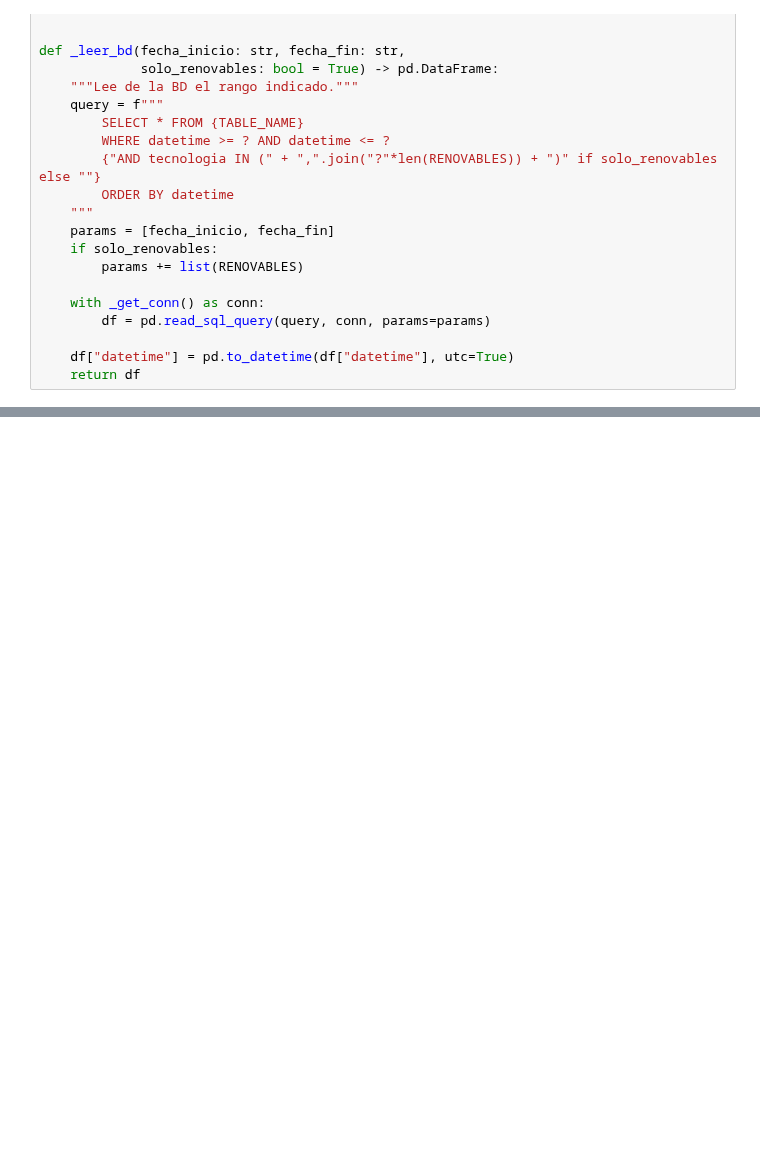
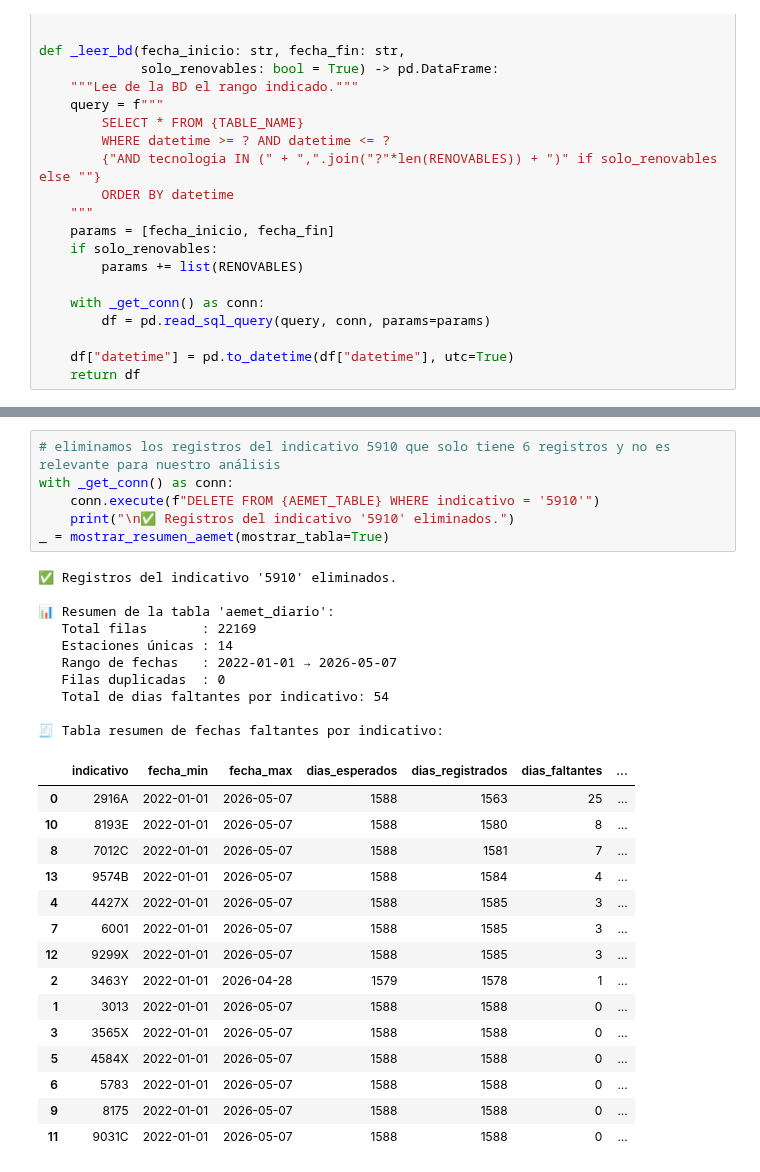
Before and after one commit to jlalonsoredon/proyecto_ML_Renovables, a Jupyter notebook: api.ipynb, the cells around one changed output, grey strips where cells are left out. Drawn from its saved outputs; the diff is of its cells as text; blank space fills up the shorter version.

```diff
--- a/api.ipynb
+++ b/api.ipynb
@@ -456,0 +1005,32 @@ df_ree
+# %%
+# eliminamos los registros del indicativo 5910 que solo tiene 6 registros y no es relevante para nuestro análisis
+with _get_conn() as conn:
+    conn.execute(f"DELETE FROM {AEMET_TABLE} WHERE indicativo = '5910'")
+    print("\n✅ Registros del indicativo '5910' eliminados.")
+_ = mostrar_resumen_aemet(mostrar_tabla=True)
+# %% [output]
+✅ Registros del indicativo '5910' eliminados.
+
+📊 Resumen de la tabla 'aemet_diario':
+   Total filas       : 22169
+   Estaciones únicas : 14
+   Rango de fechas   : 2022-01-01 → 2026-05-07
+   Filas duplicadas  : 0
+   Total de dias faltantes por indicativo: 54
+
+🧾 Tabla resumen de fechas faltantes por indicativo:
+|  | indicativo | fecha_min | fecha_max | dias_esperados | dias_registrados | dias_faltantes | ... |
+| 0 | 2916A | 2022-01-01 | 2026-05-07 | 1588 | 1563 | 25 | ... |
+| 10 | 8193E | 2022-01-01 | 2026-05-07 | 1588 | 1580 | 8 | ... |
+| 8 | 7012C | 2022-01-01 | 2026-05-07 | 1588 | 1581 | 7 | ... |
+| 13 | 9574B | 2022-01-01 | 2026-05-07 | 1588 | 1584 | 4 | ... |
+| 4 | 4427X | 2022-01-01 | 2026-05-07 | 1588 | 1585 | 3 | ... |
+| 7 | 6001 | 2022-01-01 | 2026-05-07 | 1588 | 1585 | 3 | ... |
+| 12 | 9299X | 2022-01-01 | 2026-05-07 | 1588 | 1585 | 3 | ... |
+| 2 | 3463Y | 2022-01-01 | 2026-04-28 | 1579 | 1578 | 1 | ... |
+| 1 | 3013 | 2022-01-01 | 2026-05-07 | 1588 | 1588 | 0 | ... |
+| 3 | 3565X | 2022-01-01 | 2026-05-07 | 1588 | 1588 | 0 | ... |
+| 5 | 4584X | 2022-01-01 | 2026-05-07 | 1588 | 1588 | 0 | ... |
+| 6 | 5783 | 2022-01-01 | 2026-05-07 | 1588 | 1588 | 0 | ... |
+| 9 | 8175 | 2022-01-01 | 2026-05-07 | 1588 | 1588 | 0 | ... |
+| 11 | 9031C | 2022-01-01 | 2026-05-07 | 1588 | 1588 | 0 | ... |
```
Also changed, not shown: parts of 27 cells of this notebook, 6 other files.
